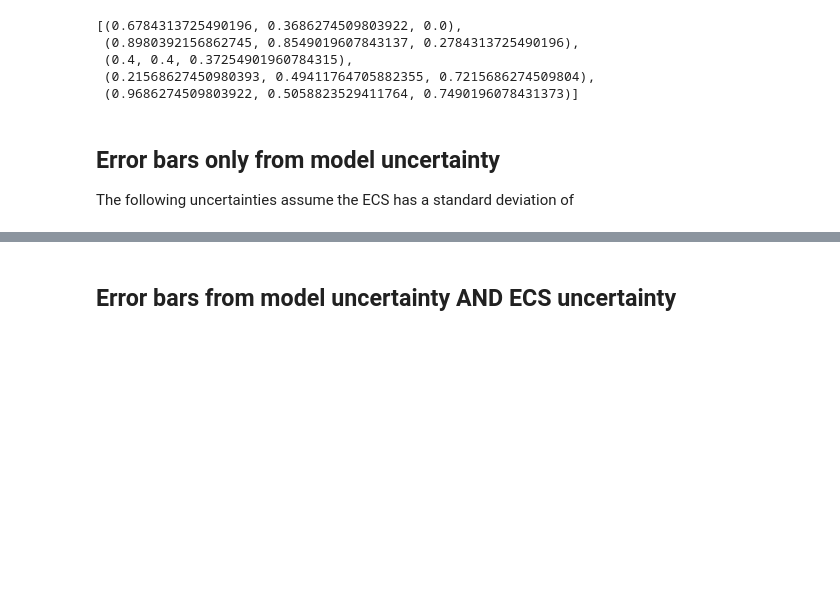
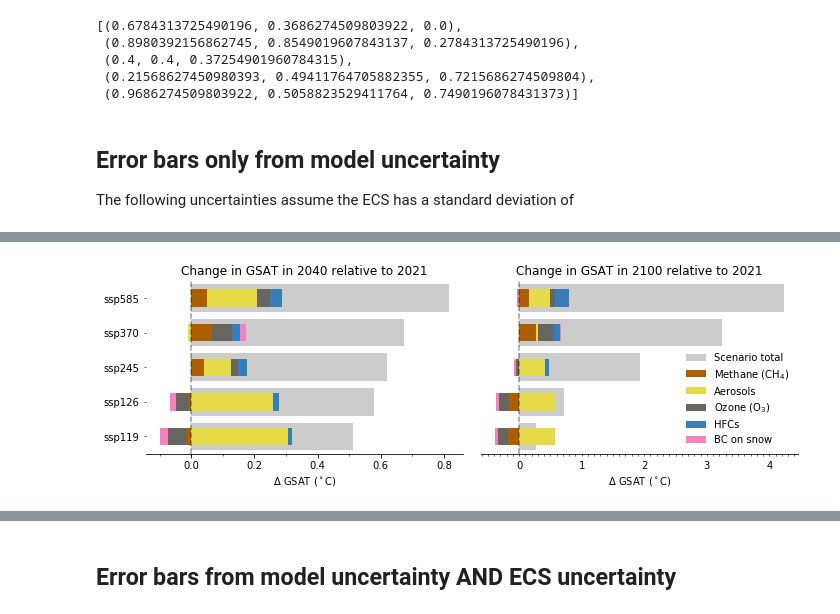
Before and after one commit to sarambl/AR6_CH6_RCMIPFIGS, a Jupyter notebook: ar6_ch6_rcmipfigs/notebooks/3-2_delta_T_plot_bar_stacked.ipynb, the cells around one changed output, grey strips where cells are left out. Cells and saved outputs as stored; diff of their text form; code cells hidden in the pictures; blank space fills up the shorter version.

```diff
--- a/ar6_ch6_rcmipfigs/notebooks/3-2_delta_T_plot_bar_stacked.ipynb
+++ b/ar6_ch6_rcmipfigs/notebooks/3-2_delta_T_plot_bar_stacked.ipynb
@@ -372,0 +381,61 @@ plt.savefig(fn, dpi=300)
+# %%
+from ar6_ch6_rcmipfigs.constants import RESULTS_DIR
+from matplotlib.ticker import (MultipleLocator)
+
+fig, axs = plt.subplots(1, len(years), figsize=[10, 3.4], sharex=False, sharey=True)
+tits = ['Near Term surface temperature change (2040 relative to 2021)',
+        'Long Term surface T change 2100 relatie to 2021)']
+tits = ['Change in GSAT in 2040 relative to 2021', 'Change in GSAT in 2100 relative to 2021']
+for yr, ax, tit in zip(years, axs, tits):
+    ntot = 'Scenario total'
+    # Pick out year and do various renames:
+    # Total antropogenic
+    tot_yr = tabel_dT_anthrop2.loc[yr].rename(
+        {'Total': ntot, 'ssp370-lowNTCF-aerchemmip': 'ssp370-lowNTCF\n-aerchemmip'})
+    # Sum SLCFs
+    sum_yr = tabel_dT_sum_slcf.loc[yr].rename(
+        {'Total': ntot, 'ssp370-lowNTCF-aerchemmip': 'ssp370-lowNTCF\n-aerchemmip'})
+    # Plot bars for anthropopogenic total:
+    ax.barh(tot_yr.transpose().index, tot_yr.transpose()[ntot].values, color='k', label='Scenario total', alpha=.2,
+            )
+    # Plot bars for SLCFs total:
+    ntot = 'Sum SLCFs'
+    s_x = sum_yr.transpose().index
+    s_y = sum_yr.transpose()[ntot].values
+
+    # Plot stacked plot of components:
+    _tab = tabel_dT_slcfs2.loc[yr].transpose().rename({'ssp370-lowNTCF-aerchemmip': 'ssp370-lowNTCF\n-aerchemmip'})
+
+    a = _tab.plot(kind='barh', stacked=True, ax=ax, color=ls, legend=(yr != '2040'))  # , grid=True)#stac)
+    if not yr == '2040':
+        ax.legend(frameon=False, ncol=1)  # [l],labels=['Sce!!nario total'], loc = 4)#'lower right')
+    # Zero line:
+    ax.axvline(0, linestyle='--', color='k', alpha=0.4)
+    ax.set_title(tit)
+    ax.set_xlabel('$\Delta$ GSAT ($^\circ$C)')
+    ax.xaxis.set_minor_locator(MultipleLocator(.1))
+    # ax.grid(axis='y', which='major')
+
+ax = axs[0]
+
+ax.spines['right'].set_visible(False)
+ax.spines['top'].set_visible(False)
+ax.spines['left'].set_visible(False)
+ax.tick_params(right=False, left=False)  # , color='w')
+
+ax = axs[1]
+ax.spines['right'].set_visible(False)
+ax.spines['top'].set_visible(False)
+ax.spines['left'].set_visible(False)
+ax.tick_params(labelleft=False, right=False, left=False, color='w')
+ax.tick_params(labelright=False, labelleft=False, right=False, left=False, color='w')
+ax.yaxis.set_visible(False)
+plt.tight_layout()
+
+fn = RESULTS_DIR / 'figures/stack_bar_influence_years_no_lowNTCF.png'
+plt.tight_layout()
+ax = plt.gca()
+
+plt.savefig(fn, dpi=300)
+# %% [output]
+[figure, added]
```
Also changed, not shown: parts of 8 cells of this notebook, 18 other files.
